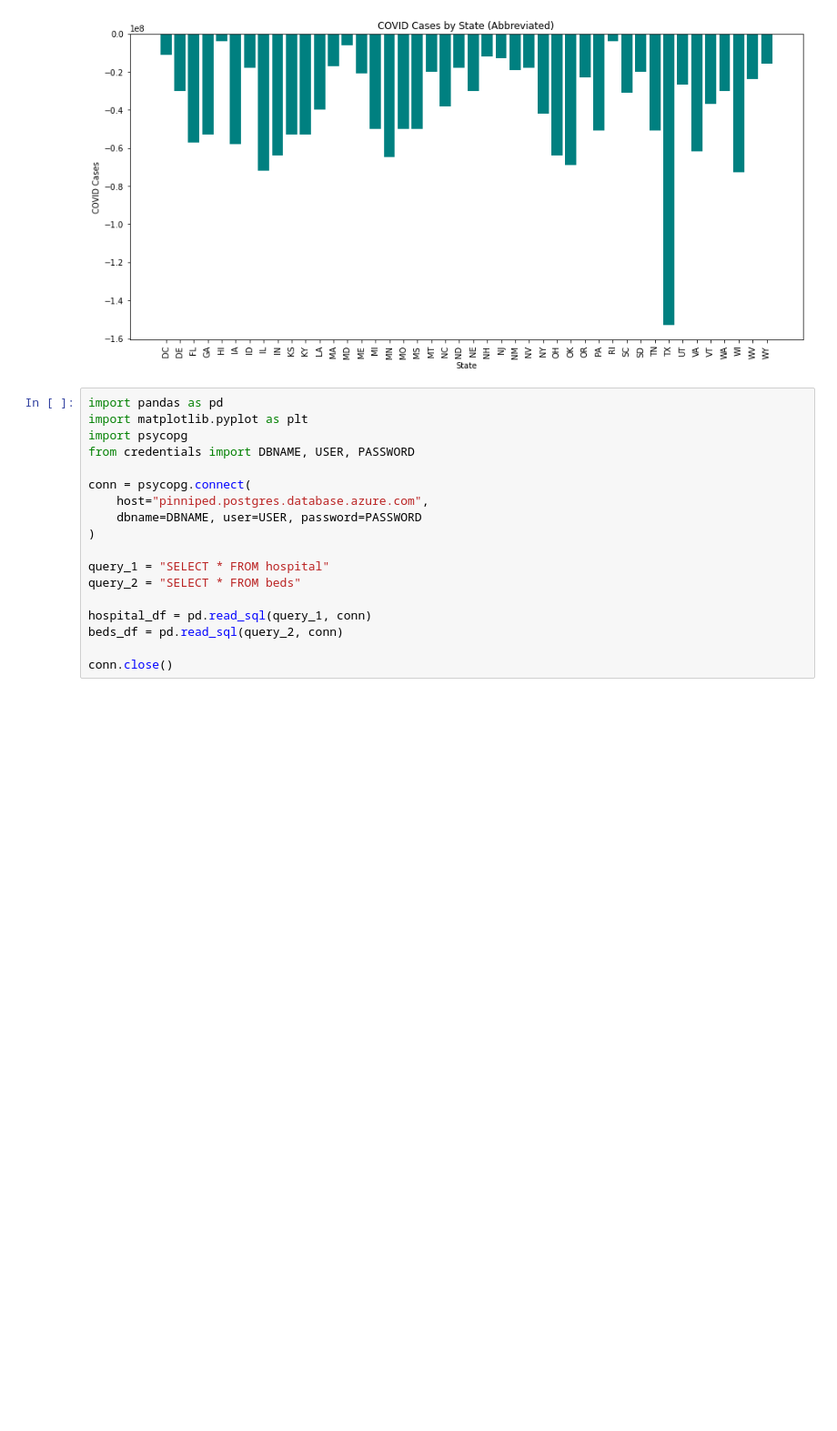
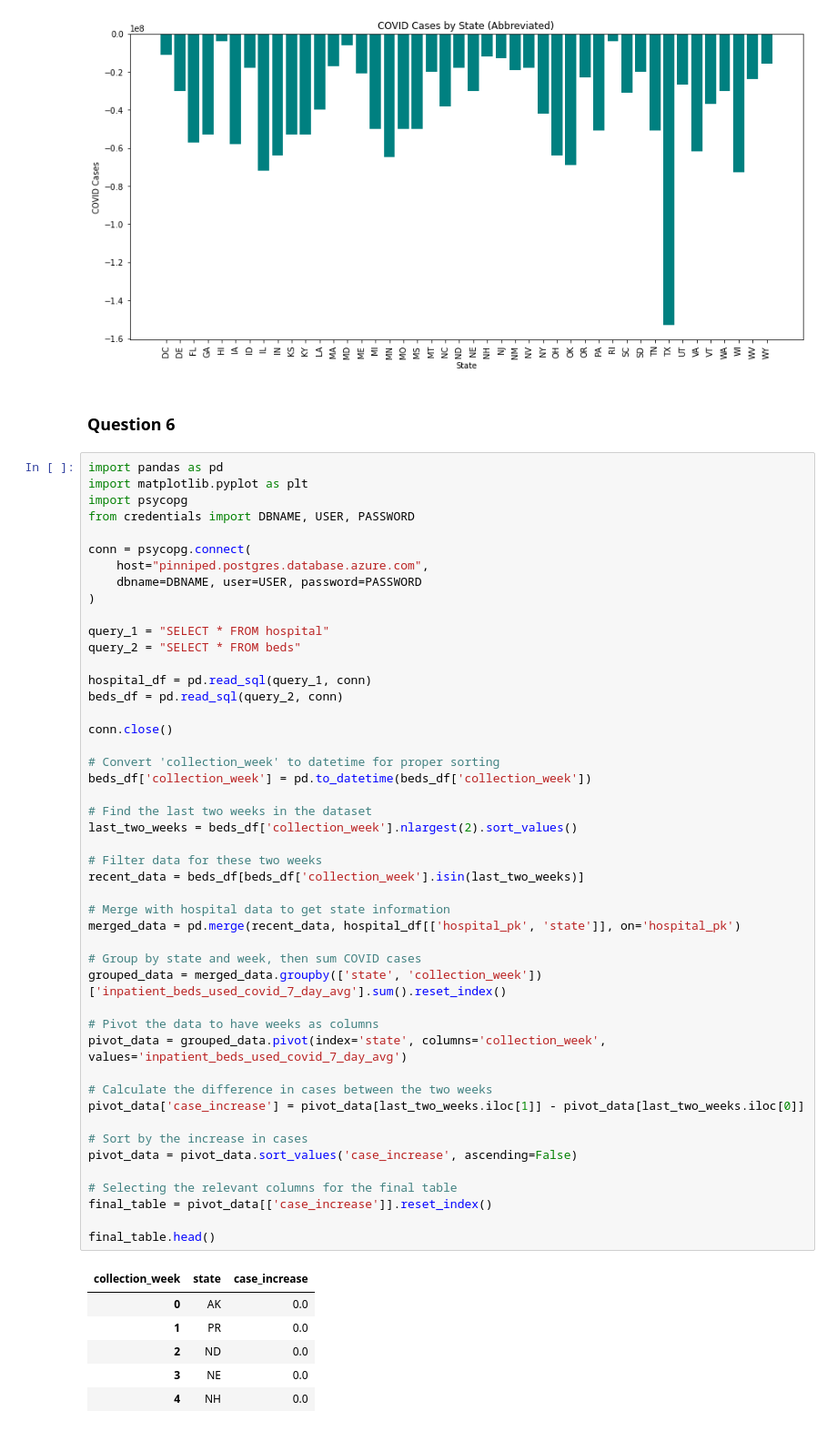
Before and after one commit to sus040/Boelyn, a Jupyter notebook: visualizations.ipynb, the cells around one changed output. Shown at 91% size. Cells and saved outputs as stored; diff of their text form; blank space fills up the shorter version.

```diff
--- a/visualizations.ipynb
+++ b/visualizations.ipynb
@@ -242,21 +228,59 @@ plt.xticks(rotation=90)
 plt.show()
 # %% [output]
 [figure]
-# %%
-import pandas as pd
-import matplotlib.pyplot as plt
-import psycopg
-from credentials import DBNAME, USER, PASSWORD
-
-conn = psycopg.connect(
-    host="pinniped.postgres.database.azure.com",
-    dbname=DBNAME, user=USER, password=PASSWORD
-)
-
-query_1 = "SELECT * FROM hospital"
-query_2 = "SELECT * FROM beds"
-
-hospital_df = pd.read_sql(query_1, conn)
-beds_df = pd.read_sql(query_2, conn)
-
-conn.close()
+# %% [markdown]
+### Question 6
+# %%
+import pandas as pd
+import matplotlib.pyplot as plt
+import psycopg
+from credentials import DBNAME, USER, PASSWORD
+
+conn = psycopg.connect(
+    host="pinniped.postgres.database.azure.com",
+    dbname=DBNAME, user=USER, password=PASSWORD
+)
+
+query_1 = "SELECT * FROM hospital"
+query_2 = "SELECT * FROM beds"
+
+hospital_df = pd.read_sql(query_1, conn)
+beds_df = pd.read_sql(query_2, conn)
+
+conn.close()
+
+# Convert 'collection_week' to datetime for proper sorting
+beds_df['collection_week'] = pd.to_datetime(beds_df['collection_week'])
+
+# Find the last two weeks in the dataset
+last_two_weeks = beds_df['collection_week'].nlargest(2).sort_values()
+
+# Filter data for these two weeks
+recent_data = beds_df[beds_df['collection_week'].isin(last_two_weeks)]
+
+# Merge with hospital data to get state information
+merged_data = pd.merge(recent_data, hospital_df[['hospital_pk', 'state']], on='hospital_pk')
+
+# Group by state and week, then sum COVID cases
+grouped_data = merged_data.groupby(['state', 'collection_week'])['inpatient_beds_used_covid_7_day_avg'].sum().reset_index()
+
+# Pivot the data to have weeks as columns
+pivot_data = grouped_data.pivot(index='state', columns='collection_week', values='inpatient_beds_used_covid_7_day_avg')
+
+# Calculate the difference in cases between the two weeks
+pivot_data['case_increase'] = pivot_data[last_two_weeks.iloc[1]] - pivot_data[last_two_weeks.iloc[0]]
+
+# Sort by the increase in cases
+pivot_data = pivot_data.sort_values('case_increase', ascending=False)
+
+# Selecting the relevant columns for the final table
+final_table = pivot_data[['case_increase']].reset_index()
+
+final_table.head()
+# %% [output]
+| collection_week | state | case_increase |
+| 0 | AK | 0.0 |
+| 1 | PR | 0.0 |
+| 2 | ND | 0.0 |
+| 3 | NE | 0.0 |
+| 4 | NH | 0.0 |
```
Also changed, not shown: parts of 10 cells of this notebook.
